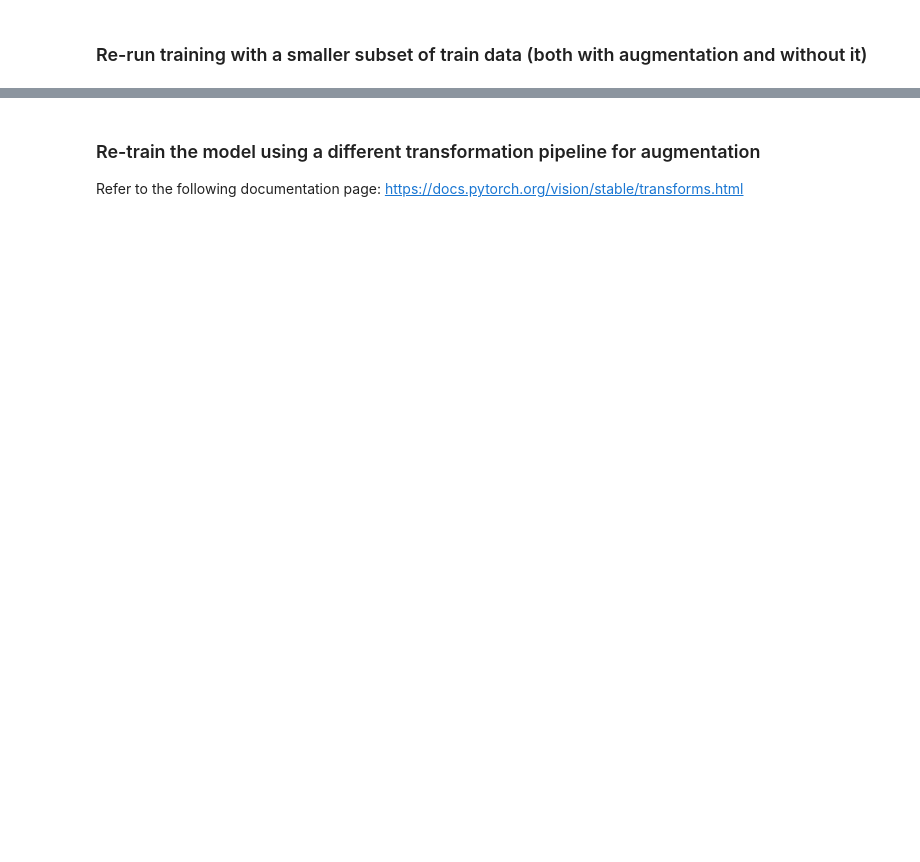
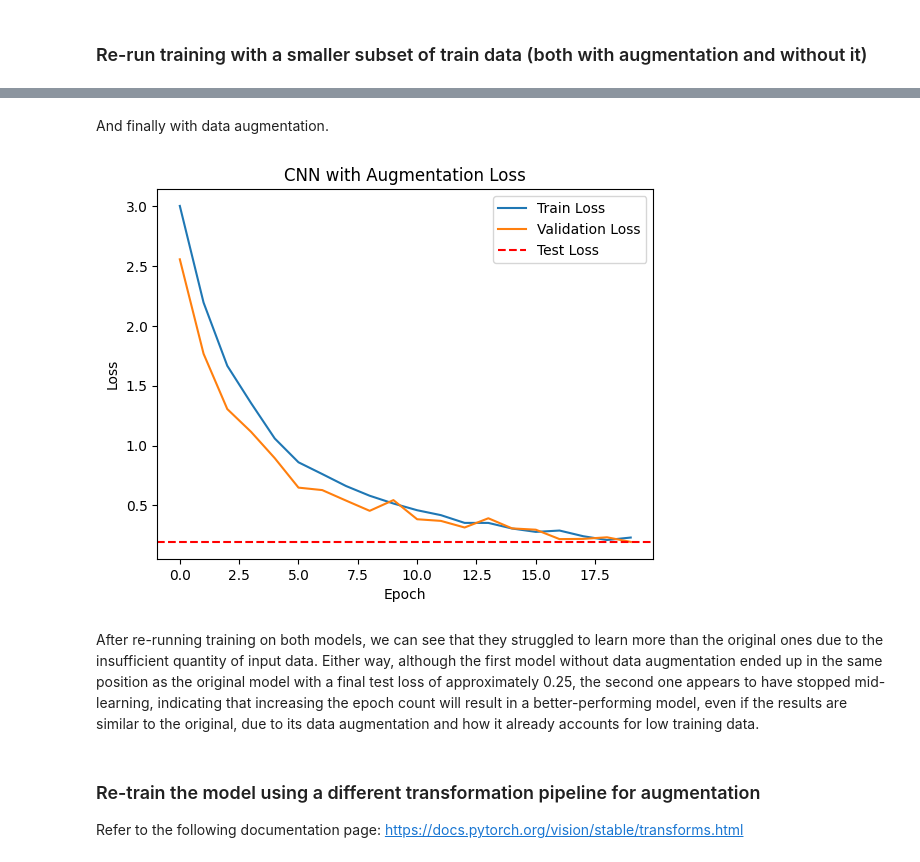
Before and after one commit to carloszamora08/IntComp, a Jupyter notebook: notebooks/Local Notebooks/notebooks/data_augmentation_pytorch.ipynb, the cells around one changed output, grey strips where cells are left out. Cells and saved outputs as stored; diff of their text form; code cells hidden in the pictures; blank space fills up the shorter version.

```diff
--- a/notebooks/Local Notebooks/notebooks/data_augmentation_pytorch.ipynb
+++ b/notebooks/Local Notebooks/notebooks/data_augmentation_pytorch.ipynb
@@ -422,3 +468,42 @@ plt.show()
+# %% [markdown]
+And finally with data augmentation.
+# %%
+model_cnn_aug = nn.Sequential(
+    ConvolutionalBlock(IMG_CHANNELS, 25, 0), # 25 x 14 x 14
+    ConvolutionalBlock(25, 50, 0.2),  # 50 x 7 x 7
+    ConvolutionalBlock(50, 75, 0),  # 75 x 3 x 3
+
+    nn.Flatten(),
+    nn.Linear(75 * 3 * 3, 512),
+    nn.Dropout(.3),
+    nn.ReLU(),
+
+    nn.Linear(512, 24)
+)
+
+model_cnn_aug = model_cnn_aug.to(device)
+
+epochs = 20
+loss_function = nn.CrossEntropyLoss()
+optimizer = Adam(model_cnn_aug.parameters())
+
+cnn_aug_res = train(model_cnn_aug, train_loader_s, val_loader, loss_function, optimizer, epochs, random_transforms)
+
+cnn_aug_test_loss, cnn_aug_test_acc = test(model_cnn_aug, test_loader, loss_function)
+
+plt.plot(cnn_aug_res['train_loss'], label='Train Loss')
+plt.plot(cnn_aug_res['val_loss'], label='Validation Loss')
+plt.axhline(cnn_aug_test_loss, label='Test Loss', linestyle='--', color='r')
+plt.legend()
+plt.title('CNN with Augmentation Loss')
+plt.xlabel('Epoch')
+plt.ylabel('Loss')
+plt.legend()
+plt.show()
+# %% [output]
+[figure, added]
+# %% [markdown]
+After re-running training on both models, we can see that they struggled to learn more than the original ones due to the insufficient quantity of input data. Either way, although the first model without data augmentation ended up in the same position as the original model with a final test loss of approximately 0.25, the second one appears to have stopped mid-learning, indicating that increasing the epoch count will result in a better-performing model, even if the results are similar to the original, due to its data augmentation and how it already accounts for low training data.
 # %% [markdown]
 ### Re-train the model using a different transformation pipeline for augmentation
 
```
Also changed, not shown: parts of 19 cells of this notebook.
